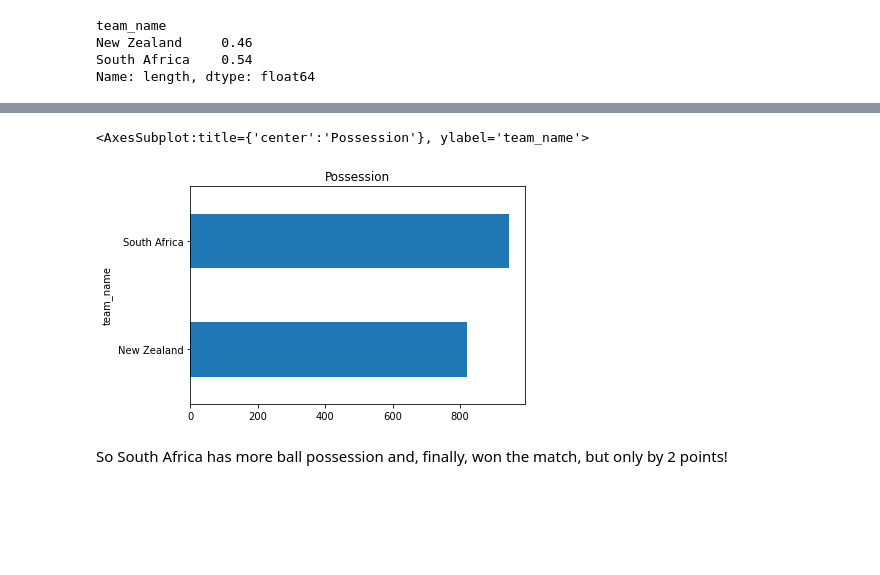
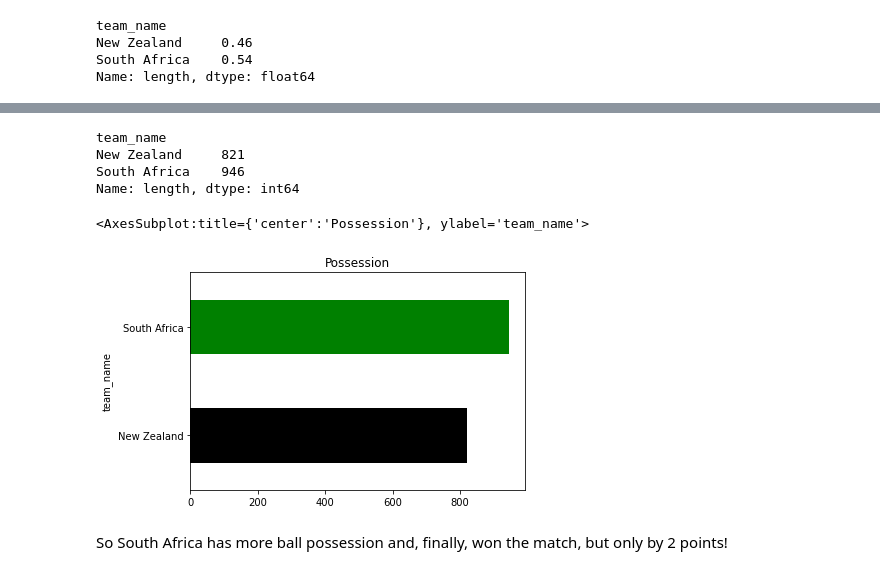
Before and after one commit to ToniBaixa/ITAcademy_Data_Science, a Jupyter notebook: Sprint11/Video_Opta_analysis.ipynb, the cells around one changed output, grey strips where cells are left out. Cells and saved outputs as stored; diff of their text form; code cells hidden in the pictures; blank space fills up the shorter version.

```diff
--- a/Sprint11/Video_Opta_analysis.ipynb
+++ b/Sprint11/Video_Opta_analysis.ipynb
@@ -347,8 +374,15 @@ you can plot the results
+# %%
+print (performance)
+# %% [output]
+team_name
+New Zealand     821
+South Africa    946
+Name: length, dtype: int64
 # %%
 df.timeline.groupby('team_name').sum()['length'] \
-.plot.barh(title="Possession")
+.plot.barh(title="Possession", color=['black',  'green'])
 # %% [output]
 <AxesSubplot:title={'center':'Possession'}, ylabel='team_name'>
-[figure, old version]
+[figure, new version]
 # %% [markdown]
 So South Africa has more ball possession and, finally, won the match, but only by 2 points!
```
Also changed, not shown: parts of 21 cells of this notebook.
